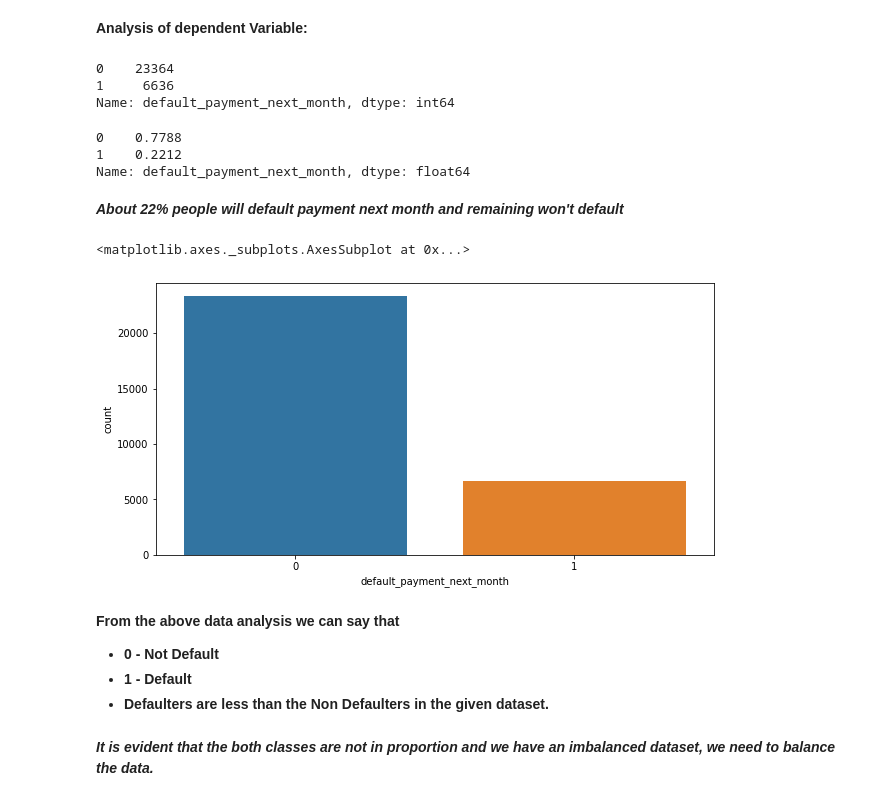
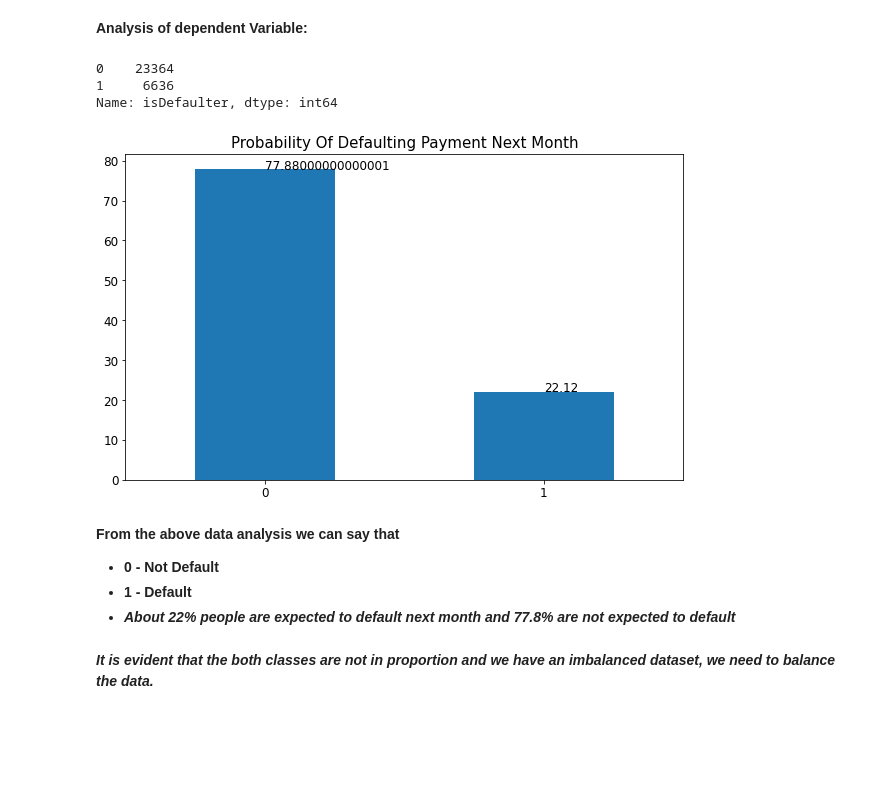
Before and after one commit to kunalmahadik/Credit-Card-Default-Prediction, a Jupyter notebook: Credit_Card_Default_Prediction_Capstone_Project.ipynb, the cells around one changed output. Saved outputs shown, nothing was run; the diff lists cells and outputs as text; code cells hidden in the pictures; blank space fills up the shorter version.

```diff
--- a/Credit_Card_Default_Prediction_Capstone_Project.ipynb
+++ b/Credit_Card_Default_Prediction_Capstone_Project.ipynb
@@ -297,31 +297,27 @@ credit_df.rename(columns={'default payment next month' : 'default_payment_next_m
 # %%
 # checking the balance of the dpendent variable
-credit_df['default_payment_next_month'].value_counts()
+credit_df['isDefaulter'].value_counts()
 # %% [output]
 0    23364
 1     6636
-Name: default_payment_next_month, dtype: int64
+Name: isDefaulter, dtype: int64
-# %%
-# checking the proportion of customers who default payment and will not default payment next month
-credit_df['default_payment_next_month'].value_counts(normalize = True)
-# %% [output]
-0    0.7788
-1    0.2212
-Name: default_payment_next_month, dtype: float64
-# %% [markdown]
-***About 22% people will default payment next month and remaining won't default***
-# %%
-#plotting the count plot to vizualize the data distribution
-plt.figure(figsize=(10,5))
-sns.countplot(x = 'default_payment_next_month', data = credit_df)
-# %% [output]
-<matplotlib.axes._subplots.AxesSubplot at 0x...>
-[figure, removed]
+# %%
+#plotting the count plot to vizualize the data distribution
+def_cnt = (credit_df.isDefaulter.value_counts(normalize=True)*100)
+def_cnt.plot.bar(figsize=(10,6))
+plt.xticks(fontsize=12, rotation=0)
+plt.yticks(fontsize=12)
+plt.title("Probability Of Defaulting Payment Next Month", fontsize=15)
+for x,y in zip([0,1],def_cnt):
+    plt.text(x,y,y,fontsize=12)
+plt.show()
+# %% [output]
+[figure, added]
 # %% [markdown]
 **From the above data analysis we can say that**
 *   **0 - Not Default**
 *   **1 - Default**
-*   **Defaulters are less than the Non Defaulters in the given dataset.**
+*   ***About 22% people are expected to default next month and 77.8% are not expected to default***
 # %% [markdown]
 ***It is evident that the both classes are not in proportion and we have an imbalanced dataset, we need to balance the data.***
 # %% [markdown]
```
Also changed, not shown: parts of 37 cells of this notebook.
